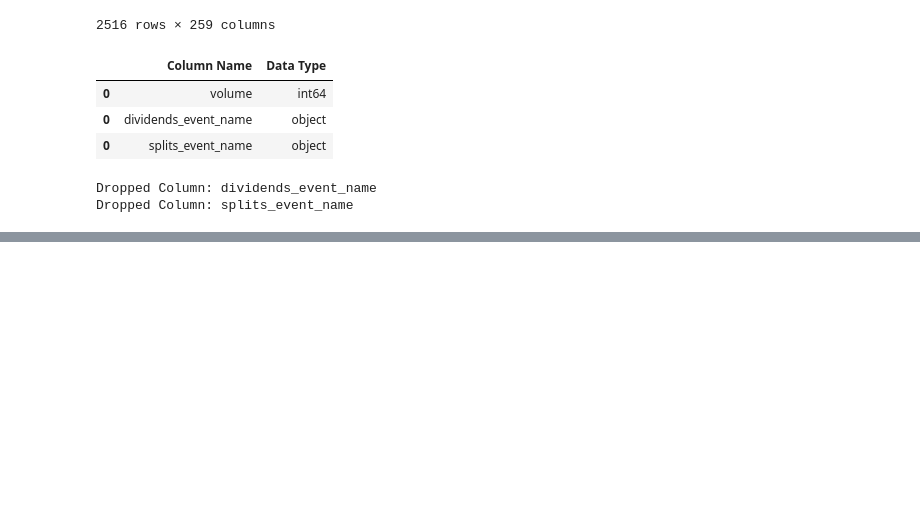
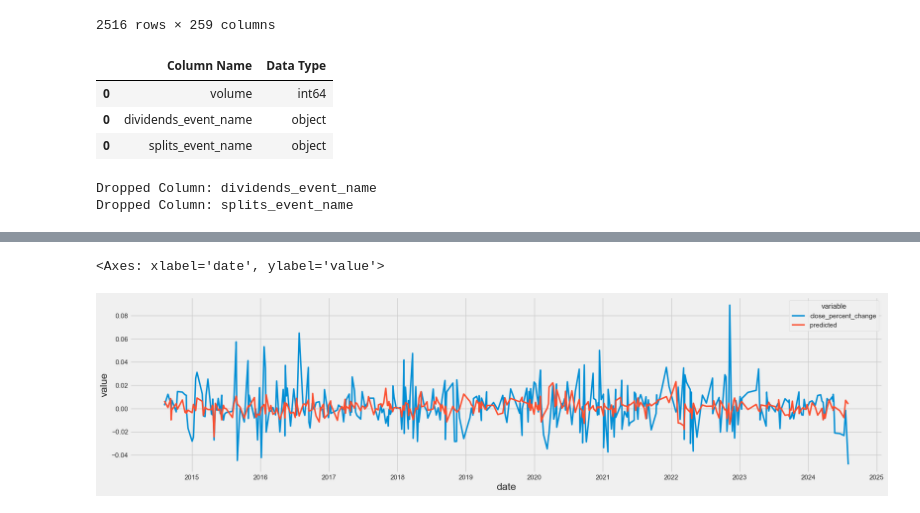
Before and after one commit to uhstray-io/PyStockBot, a Jupyter notebook: src/train_model.ipynb, the cells around one changed output, grey strips where cells are left out. Drawn from its saved outputs; the diff is of its cells as text; code cells hidden in the pictures; blank space fills up the shorter version.

```diff
--- a/src/train_model.ipynb
+++ b/src/train_model.ipynb
@@ -231,3 +231,16 @@ plt.show()
+# %%
+fig, ax = plt.subplots(figsize=(20, 5))
+sns.lineplot(
+    y_test.reset_index().melt(id_vars=["date"], value_vars=["close_percent_change", "predicted"]),
+    y="value",
+    x="date",
+    hue="variable",
+    linewidth=2.5,
+    ax=ax,
+)
+# %% [output]
+<Axes: xlabel='date', ylabel='value'>
+[figure, added]
 # %%
 df_importance = pd.DataFrame()
 
```
Also changed, not shown: parts of 14 cells of this notebook.
